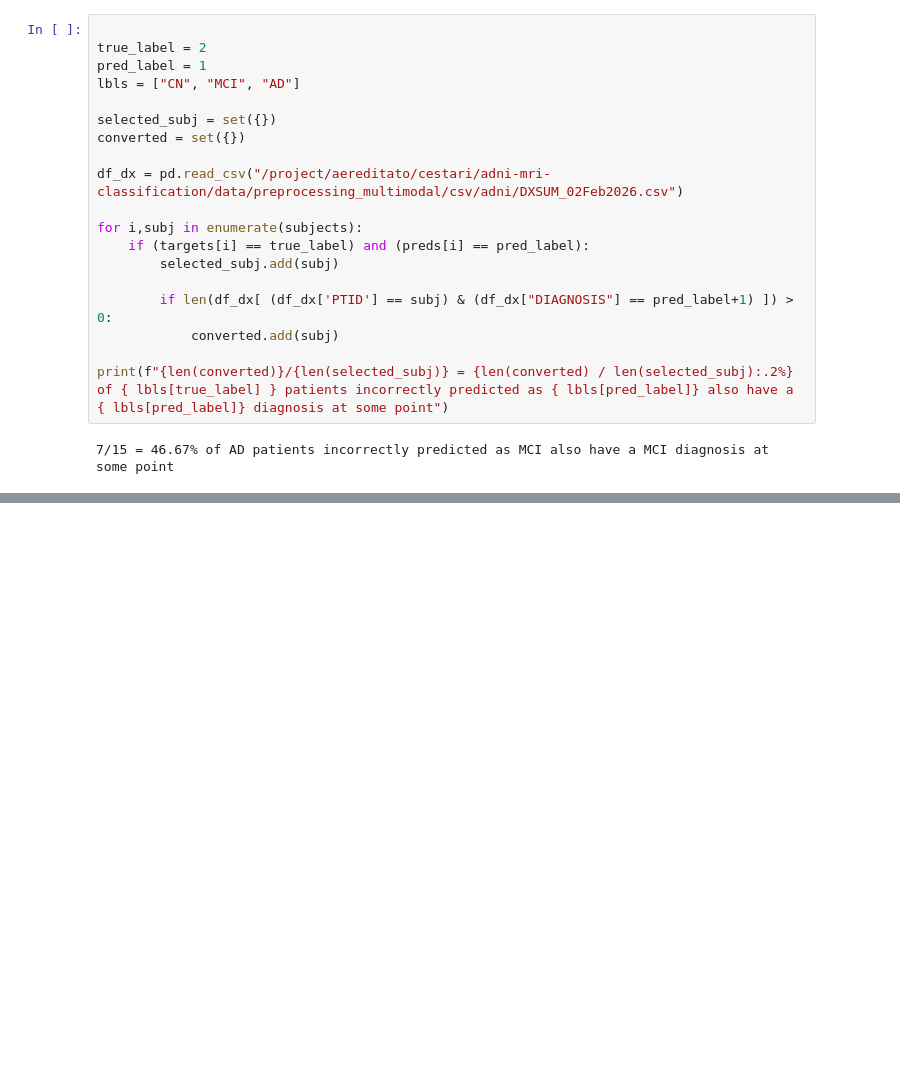
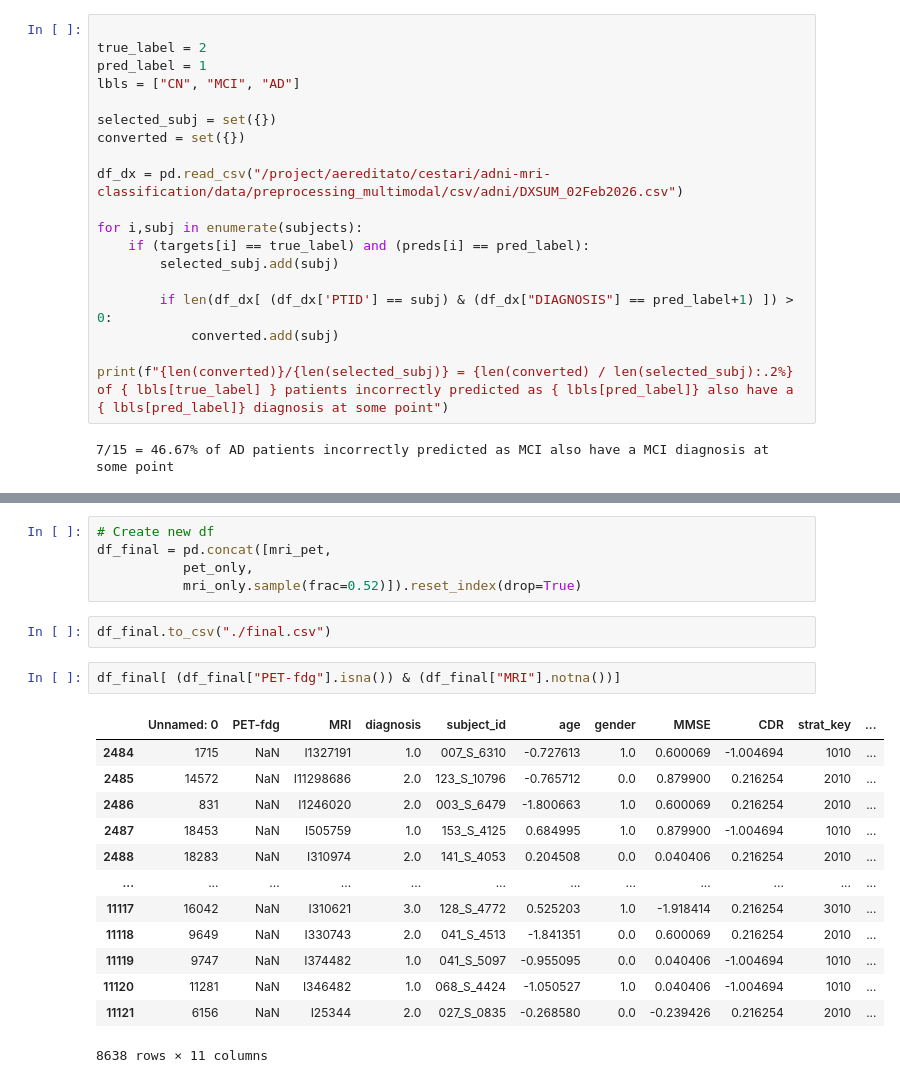
Before and after one commit to MattiaCestari/adni-mri-classification, a Jupyter notebook: analysis.ipynb, the cells around one changed output, grey strips where cells are left out. Cells and saved outputs as stored; diff of their text form; blank space fills up the shorter version.

```diff
--- a/analysis.ipynb
+++ b/analysis.ipynb
@@ -285,0 +405,23 @@ print(f"{len(converted)}/{len(selected_subj)} = {len(converted) / len(selected_s
+# %%
+# Create new df
+df_final = pd.concat([mri_pet,
+           pet_only,
+           mri_only.sample(frac=0.52)]).reset_index(drop=True)
+# %%
+df_final.to_csv("./final.csv")
+# %%
+df_final[ (df_final["PET-fdg"].isna()) & (df_final["MRI"].notna())]
+# %% [output]
+|  | Unnamed: 0 | PET-fdg | MRI | diagnosis | subject_id | age | gender | MMSE | CDR | strat_key | ... |
+| 2484 | 1715 | NaN | I1327191 | 1.0 | 007_S_6310 | -0.727613 | 1.0 | 0.600069 | -1.004694 | 1010 | ... |
+| 2485 | 14572 | NaN | I11298686 | 2.0 | 123_S_10796 | -0.765712 | 0.0 | 0.879900 | 0.216254 | 2010 | ... |
+| 2486 | 831 | NaN | I1246020 | 2.0 | 003_S_6479 | -1.800663 | 1.0 | 0.600069 | 0.216254 | 2010 | ... |
+| 2487 | 18453 | NaN | I505759 | 1.0 | 153_S_4125 | 0.684995 | 1.0 | 0.879900 | -1.004694 | 1010 | ... |
+| 2488 | 18283 | NaN | I310974 | 2.0 | 141_S_4053 | 0.204508 | 0.0 | 0.040406 | 0.216254 | 2010 | ... |
+| ... | ... | ... | ... | ... | ... | ... | ... | ... | ... | ... | ... |
+| 11117 | 16042 | NaN | I310621 | 3.0 | 128_S_4772 | 0.525203 | 1.0 | -1.918414 | 0.216254 | 3010 | ... |
+| 11118 | 9649 | NaN | I330743 | 2.0 | 041_S_4513 | -1.841351 | 0.0 | 0.600069 | 0.216254 | 2010 | ... |
+| 11119 | 9747 | NaN | I374482 | 1.0 | 041_S_5097 | -0.955095 | 0.0 | 0.040406 | -1.004694 | 1010 | ... |
+| 11120 | 11281 | NaN | I346482 | 1.0 | 068_S_4424 | -1.050527 | 1.0 | 0.040406 | -1.004694 | 1010 | ... |
+| 11121 | 6156 | NaN | I25344 | 2.0 | 027_S_0835 | -0.268580 | 0.0 | -0.239426 | 0.216254 | 2010 | ... |
+8638 rows × 11 columns
```
Also changed, not shown: parts of 12 cells of this notebook, 9 other files.
